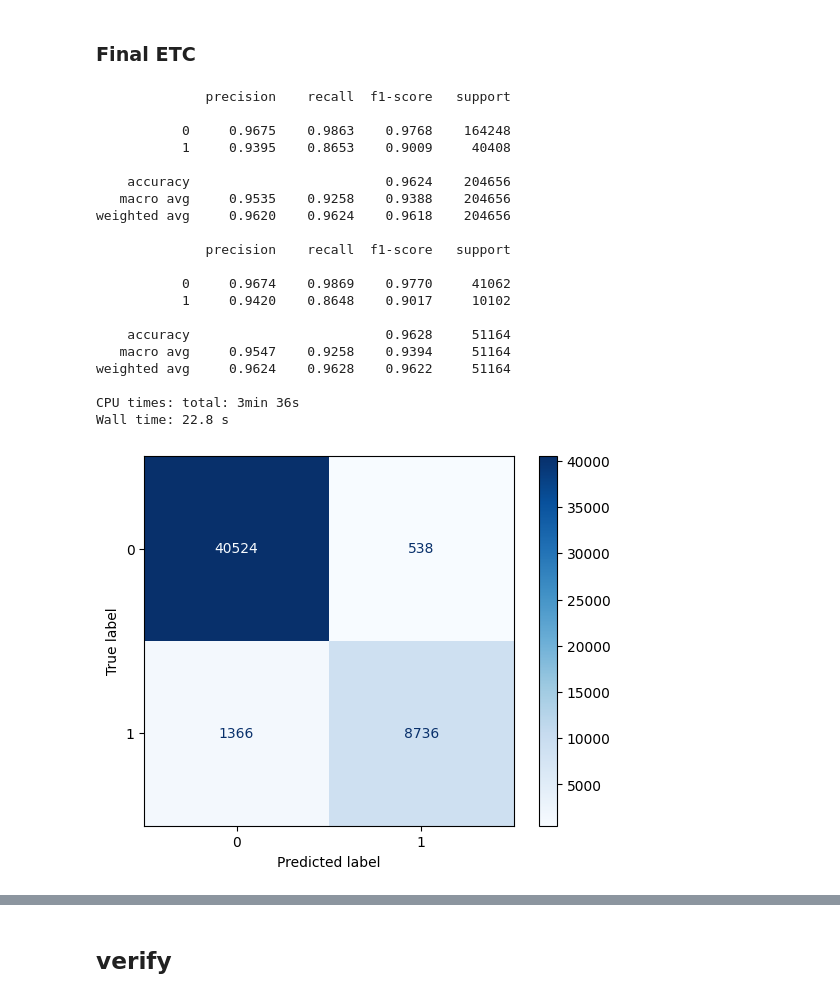
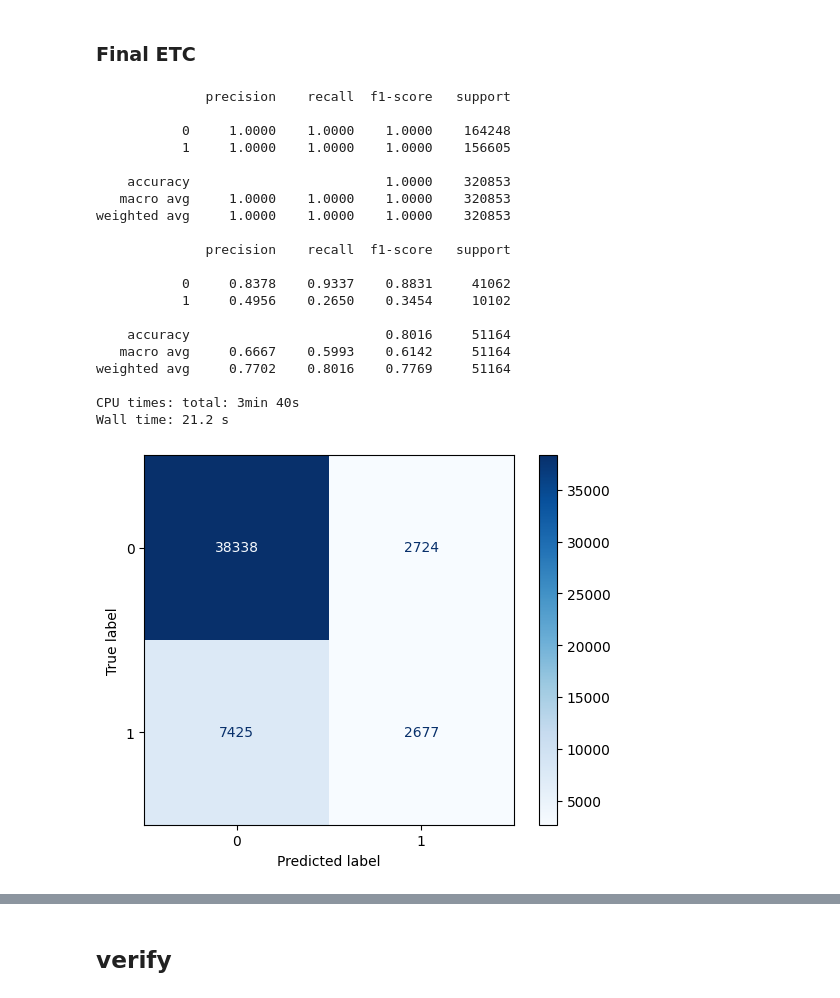
Before and after one commit to khav-i/ml_works, a Jupyter notebook: Microfinance organizations clients classification/mfo_clients_classification.ipynb, the cells around one changed output, grey strips where cells are left out. Drawn from its saved outputs; the diff is of its cells as text; code cells hidden in the pictures.

```diff
--- a/Microfinance organizations clients classification/mfo_clients_classification.ipynb
+++ b/Microfinance organizations clients classification/mfo_clients_classification.ipynb
@@ -767,10 +760,10 @@ Wall time: 3.25 s
 # Инициализация и обучение модели
 hgbc = HistGradientBoostingClassifier()
 # Обучение
-hgbc.fit(X_gf_r_train, y_gf_r_train)
+hgbc.fit(X_gf_adasyn_train, y_gf_adasyn_train)
 # Предсказание и получение метрик
 hgbc_roc_curve = get_metrics(
-    hgbc, X_gf_train, X_gf_valid,
-    y_gf_train, y_gf_valid, train_metrics=False
+    hgbc, X_gf_adasyn_train, X_gf_adasyn_valid,
+    y_gf_adasyn_train, y_gf_adasyn_valid, train_metrics=False
     )
 # %% [output]
@@ -794,10 +787,10 @@ Wall time: 9.35 s
 # Инициализация и обучение модели
 xgbc = XGBClassifier()
 # Обучение
-xgbc.fit(X_gf_r_train, y_gf_r_train)
+xgbc.fit(X_gf_adasyn_train, y_gf_adasyn_train)
 # Предсказание и получение метрик
 xgbc_roc_curve = get_metrics(
-    xgbc, X_gf_train, X_gf_valid,
-    y_gf_train, y_gf_valid, train_metrics=False
+    xgbc, X_gf_adasyn_train, X_gf_adasyn_valid,
+    y_gf_adasyn_train, y_gf_adasyn_valid, train_metrics=False
     )
 # %% [output]
@@ -821,10 +814,10 @@ Wall time: 2.65 s
 # Инициализация и обучение модели
 cbc = CatBoostClassifier(verbose=0)
 # Обучение
-cbc.fit(X_gf_r_train, y_gf_r_train)
+cbc.fit(X_gf_adasyn_train, y_gf_adasyn_train)
 # Предсказание и получение метрик
 cbc_roc_curve = get_metrics(
-    cbc, X_gf_train, X_gf_valid,
-    y_gf_train, y_gf_valid, train_metrics=False
+    cbc, X_gf_adasyn_train, X_gf_adasyn_valid,
+    y_gf_adasyn_train, y_gf_adasyn_valid, train_metrics=False
     )
 # %% [output]
@@ -1306,38 +1263,38 @@ get_roc_curves(train_preds_proba, valid_preds_proba, y_lin_train, y_lin_valid)
 %%time
 
 etc_final = ExtraTreesClassifier(n_jobs=-1)
-etc_final.fit(X_gf_r_train, y_gf_r_train)
-etc_final_train_preds = etc_final.predict(X_gf_train)
-print(classification_report(y_gf_train, etc_final_train_preds, digits=4))
-etc_final_valid_preds = etc_final.predict(X_gf_valid)
-print(classification_report(y_gf_valid, etc_final_valid_preds, digits=4))
+etc_final.fit(X_gf_adasyn_train, y_gf_adasyn_train)
+etc_final_train_preds = etc_final.predict(X_gf_adasyn_train)
+print(classification_report(y_gf_adasyn_train, etc_final_train_preds, digits=4))
+etc_final_valid_preds = etc_final.predict(X_gf_adasyn_valid)
+print(classification_report(y_gf_adasyn_valid, etc_final_valid_preds, digits=4))
 # %% [output]
               precision    recall  f1-score   support
 
-           0     0.9675    0.9863    0.9768    164248
-           1     0.9395    0.8653    0.9009     40408
+           0     1.0000    1.0000    1.0000    164248
+           1     1.0000    1.0000    1.0000    156605
 
-    accuracy                         0.9624    204656
-   macro avg     0.9535    0.9258    0.9388    204656
-weighted avg     0.9620    0.9624    0.9618    204656
+    accuracy                         1.0000    320853
+   macro avg     1.0000    1.0000    1.0000    320853
+weighted avg     1.0000    1.0000    1.0000    320853
 
               precision    recall  f1-score   support
 
-           0     0.9674    0.9869    0.9770     41062
-           1     0.9420    0.8648    0.9017     10102
+           0     0.8378    0.9337    0.8831     41062
+           1     0.4956    0.2650    0.3454     10102
 
-    accuracy                         0.9628     51164
-   macro avg     0.9547    0.9258    0.9394     51164
-weighted avg     0.9624    0.9628    0.9622     51164
+    accuracy                         0.8016     51164
+   macro avg     0.6667    0.5993    0.6142     51164
+weighted avg     0.7702    0.8016    0.7769     51164
 
-CPU times: total: 3min 36s
-Wall time: 22.8 s
+CPU times: total: 3min 40s
+Wall time: 21.2 s
 # %%
 # Вычисляем матрицу путаницы
-cm = confusion_matrix(y_gf_valid, etc_final_valid_preds)
+cm = confusion_matrix(y_gf_adasyn_valid, etc_final_valid_preds)
 # Визуализация матрицы путаницы
 disp = ConfusionMatrixDisplay(confusion_matrix=cm)
 disp.plot(cmap=plt.cm.Blues);
 # %% [output]
-[figure, old version]
+[figure, new version]
 # %%
```
Also changed, not shown: parts of 41 cells of this notebook.
